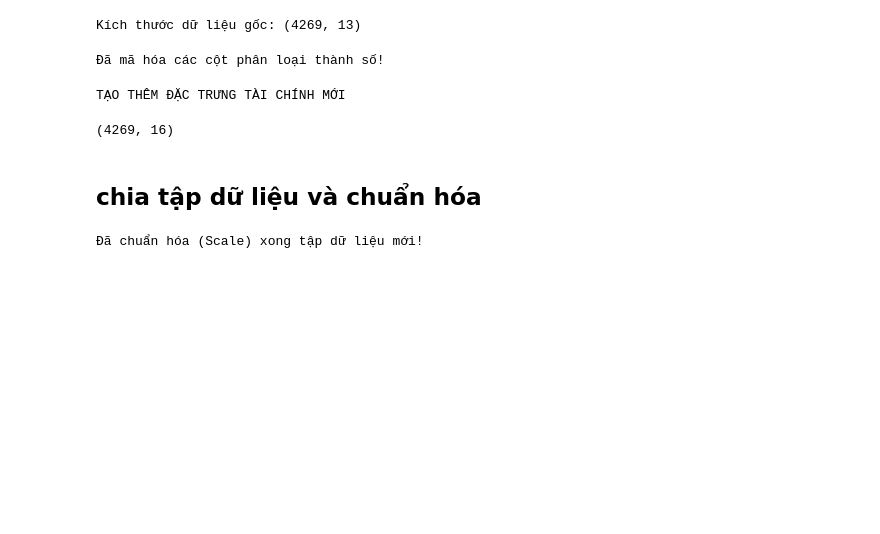
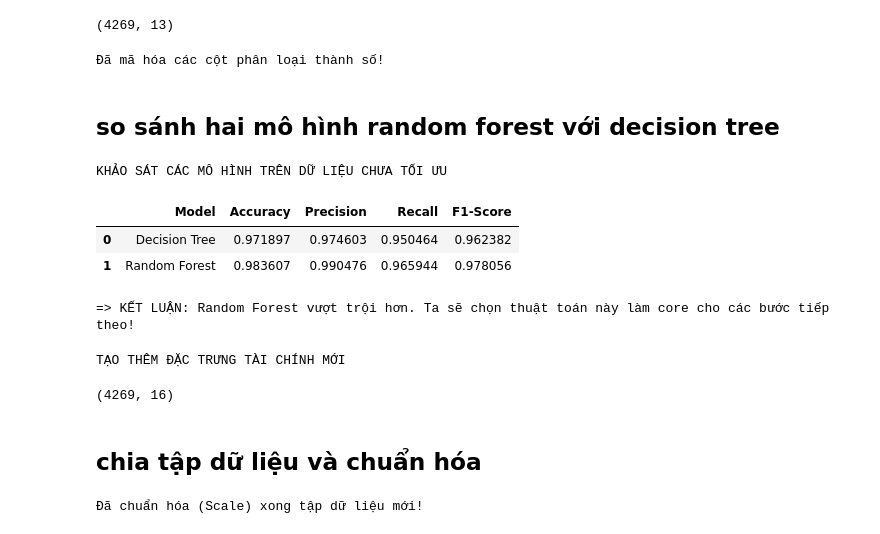
Before and after one commit to nhatnh7919-png/loan-pridection, a Jupyter notebook: loan_prediction.ipynb, the cells around one changed output. Saved outputs shown, nothing was run; the diff lists cells and outputs as text; code cells hidden in the pictures; blank space fills up the shorter version.

```diff
--- a/loan_prediction.ipynb
+++ b/loan_prediction.ipynb
@@ -18,15 +18,14 @@ sns.set_theme(style="whitegrid")
 # %%
 # Đọc dữ liệu
 df = pd.read_csv('D:\loan_approval_dataset.csv')
-
-# Xử lý khoảng trắng thừa (lỗi cực kỳ phổ biến trong dataset này)
 df.columns = df.columns.str.strip()
 for col in df.select_dtypes(include=['object']).columns:
     df[col] = df[col].str.strip()
 
-print(f"Kích thước dữ liệu gốc: {df.shape}")
+df.shape
+##df.head()
 # %% [output]
-Kích thước dữ liệu gốc: (4269, 13)
+(4269, 13)
 # %%
 # Khởi tạo các bộ mã hóa riêng biệt để sau này còn dùng lại cho việc dự đoán
 le_education = LabelEncoder()
@@ -41,6 +40,41 @@ df['loan_status'] = le_status.fit_transform(df['loan_status']) # 0: Approved, 1:
 print("Đã mã hóa các cột phân loại thành số!")
 # %% [output]
 Đã mã hóa các cột phân loại thành số!
+# %% [markdown]
+## so sánh hai mô hình random forest với decision tree
+# %%
+print("KHẢO SÁT CÁC MÔ HÌNH TRÊN DỮ LIỆU CHƯA TỐI ƯU")
+X_base = df.drop(columns=['loan_id', 'loan_status'])
+y_base = df['loan_status']
+
+X_train_base, X_test_base, y_train_base, y_test_base = train_test_split(X_base, y_base, test_size=0.2, random_state=42, stratify=y_base)
+
+models = {
+    "Decision Tree": DecisionTreeClassifier(random_state=42),
+    "Random Forest": RandomForestClassifier(n_estimators=100, random_state=42)
+}
+
+results = []
+for name, model in models.items():
+    model.fit(X_train_base, y_train_base)
+    y_pred = model.predict(X_test_base)
+    results.append({
+        "Model": name,
+        "Accuracy": accuracy_score(y_test_base, y_pred),
+        "Precision": precision_score(y_test_base, y_pred),
+        "Recall": recall_score(y_test_base, y_pred),
+        "F1-Score": f1_score(y_test_base, y_pred)
+    })
+
+df_results = pd.DataFrame(results)
+display(df_results.style.highlight_max(subset=['Accuracy', 'Precision', 'Recall', 'F1-Score'], color='lightgreen', axis=0))
+print("=> KẾT LUẬN: Random Forest vượt trội hơn. Ta sẽ chọn thuật toán này làm core cho các bước tiếp theo!")
+# %% [output]
+KHẢO SÁT CÁC MÔ HÌNH TRÊN DỮ LIỆU CHƯA TỐI ƯU
+|  | Model | Accuracy | Precision | Recall | F1-Score |
+| 0 | Decision Tree | 0.971897 | 0.974603 | 0.950464 | 0.962382 |
+| 1 | Random Forest | 0.983607 | 0.990476 | 0.965944 | 0.978056 |
+=> KẾT LUẬN: Random Forest vượt trội hơn. Ta sẽ chọn thuật toán này làm core cho các bước tiếp theo!
 # %%
 print("TẠO THÊM ĐẶC TRƯNG TÀI CHÍNH MỚI")
 
```
Also changed, not shown: parts of 1 cell of this notebook.
